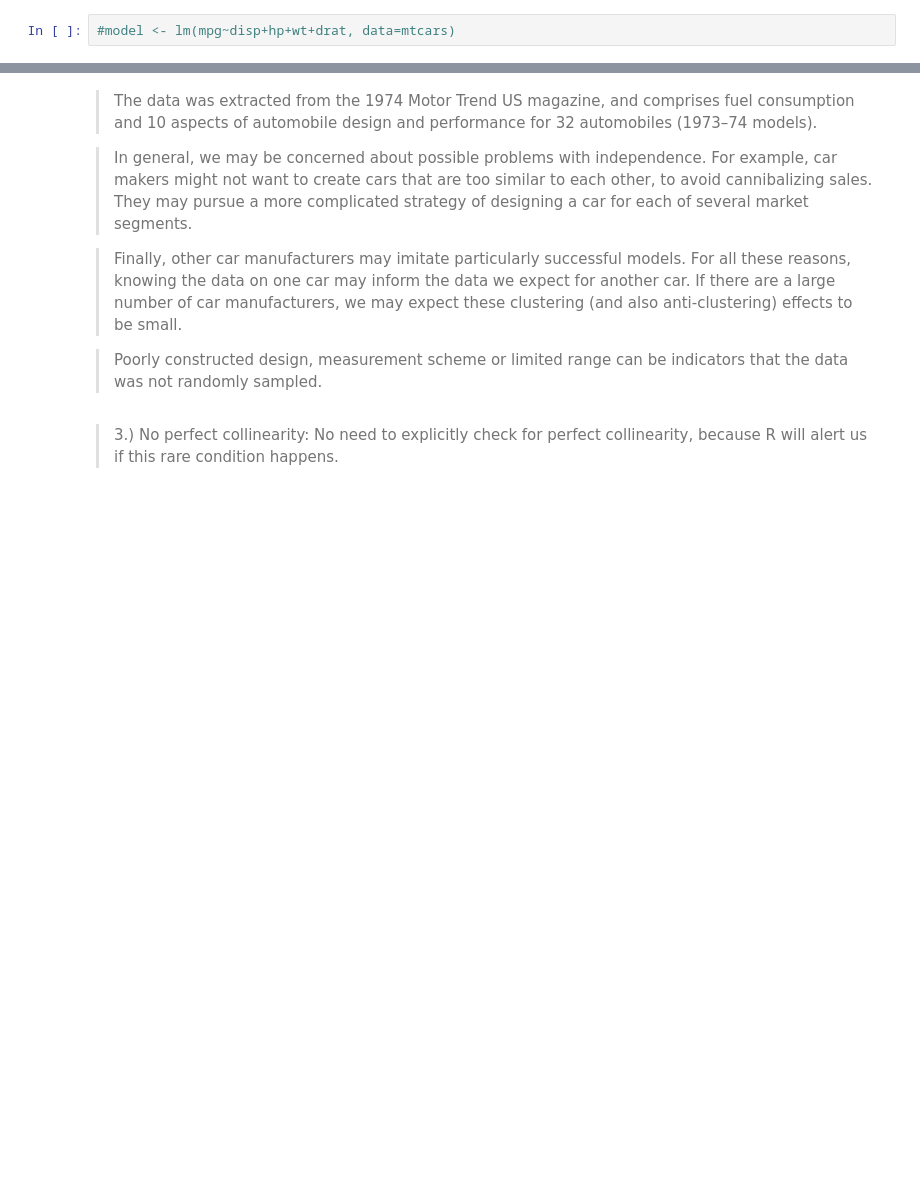
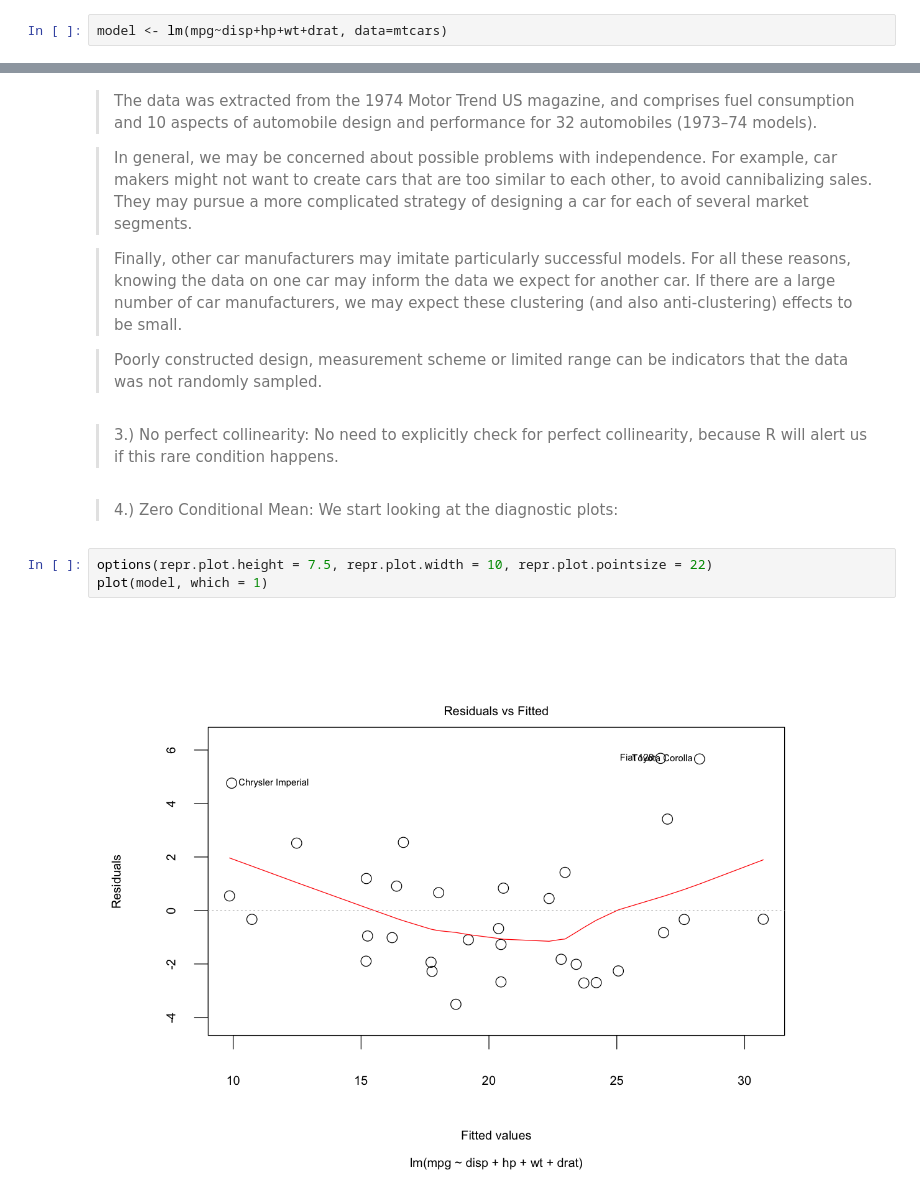
Before and after one commit to ansjory/W203_live_session_repo, a Jupyter notebook: unit_12/unit_12_ls_inst.ipynb, the cells around one changed output, grey strips where cells are left out. Drawn from its saved outputs; the diff is of its cells as text; blank space fills up the shorter version.

```diff
--- a/unit_12/unit_12_ls_inst.ipynb
+++ b/unit_12/unit_12_ls_inst.ipynb
@@ -107,7 +114,7 @@ ERROR: Error in library(car): there is no package called ‘car’
 # %% [markdown]
 ** 3.1 ** Using the mtcars data, run a multiple linear regression to find the effect of displacement (disp), gross horsepower (hp), weight (wt), and rear axle ratio (drat) on the miles per gallon (mpg).
 # %%
-#model <- lm(mpg~disp+hp+wt+drat, data=mtcars)
+model <- lm(mpg~disp+hp+wt+drat, data=mtcars)
 # %% [markdown]
 ** 3.2: ** For ** each ** of the following 6 CLM assumptions, assess whether the assumption holds.  Where possible, demonstrate multiple ways of assessing an assumption.  When an assumption appears violated, state what steps you would take in response.
 
@@ -134,3 +166,11 @@ ERROR: Error in library(car): there is no package called ‘car’
 data was not randomly sampled.
 # %% [markdown]
 > 3.) No perfect collinearity: No need to explicitly check for perfect collinearity, because R will alert us if this rare condition happens.
+# %% [markdown]
+
+> 4.) Zero Conditional Mean: We start looking at the diagnostic plots:
+# %%
+options(repr.plot.height = 7.5, repr.plot.width = 10, repr.plot.pointsize = 22)
+plot(model, which = 1)
+# %% [output]
+[figure, added]
```
Also changed, not shown: parts of 41 cells of this notebook, 4 other files.
